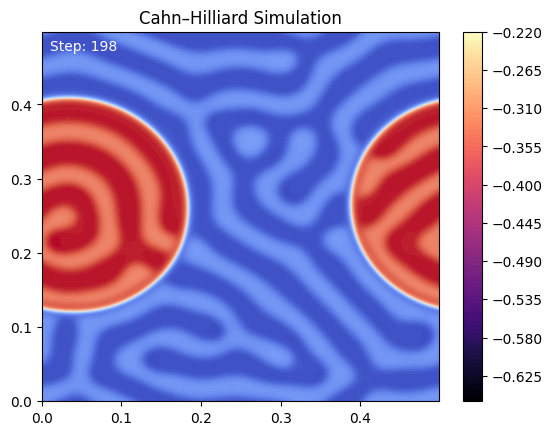
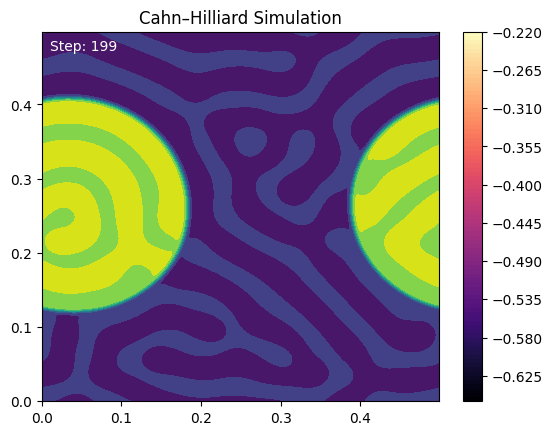
Unified diff of the notebook cell whose output changed from the first chart to the second:
--- before
+++ after
@@ -9,10 +9,10 @@
     for coll in contour.collections:
         coll.remove()
-    contour = ax.contourf(X, Y, real[20*i], levels=100, cmap='coolwarm')
+    contour = ax.contourf(X, Y, real[20*i], cmap='viridis')
     frame_text.set_text(f"Step: {i}")
     return contour.collections + [frame_text]
 
-ani = FuncAnimation(fig, update, frames=int(len(real)/20) -1, interval=30)
+ani = FuncAnimation(fig, update, frames=200, interval=30)
 
-ani.save('CahnHilliard_contour.gif', writer=PillowWriter(fps=15))
+ani.save('CahnHilliard_contour.gif', writer=PillowWriter(fps=10))
 plt.show()

Commit: smått task 6